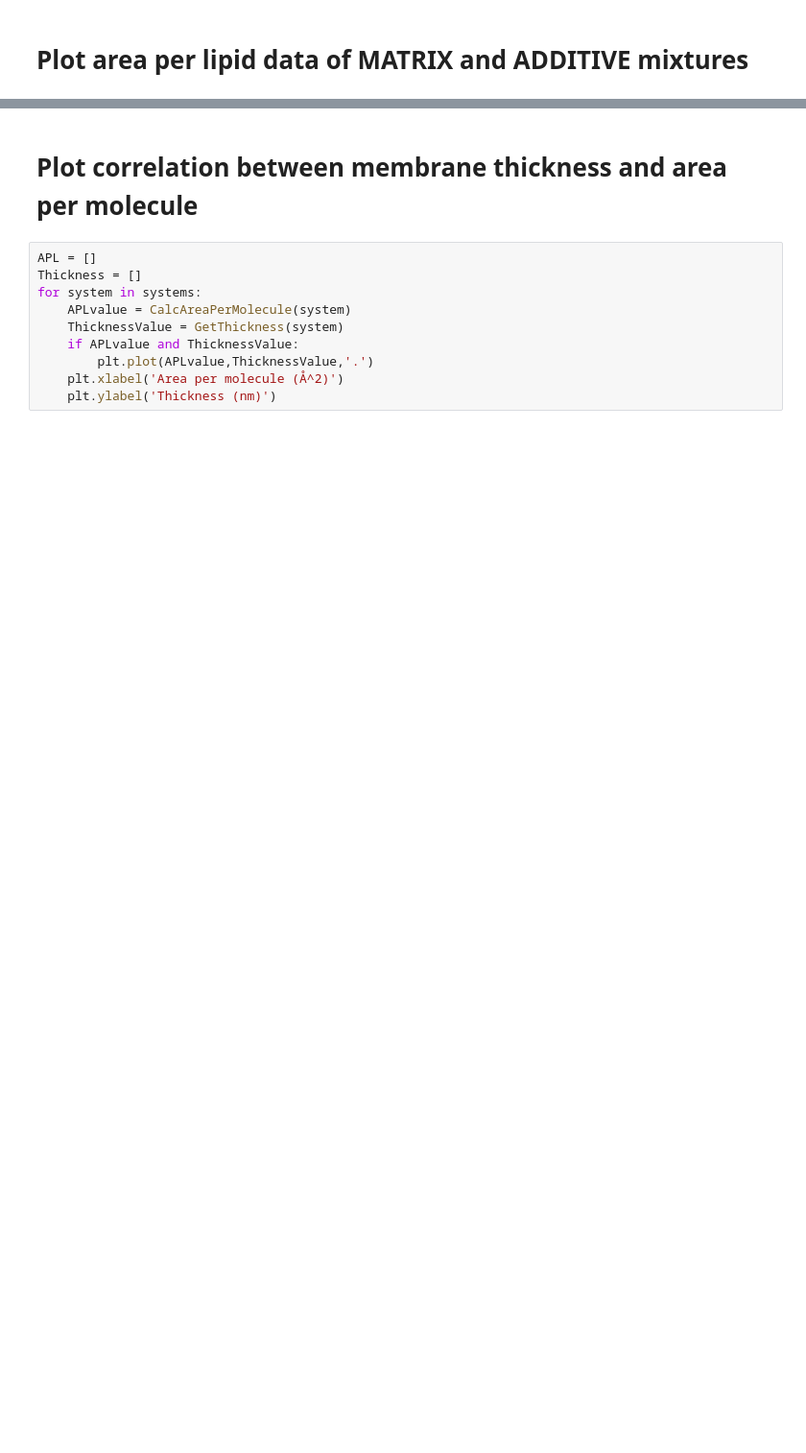
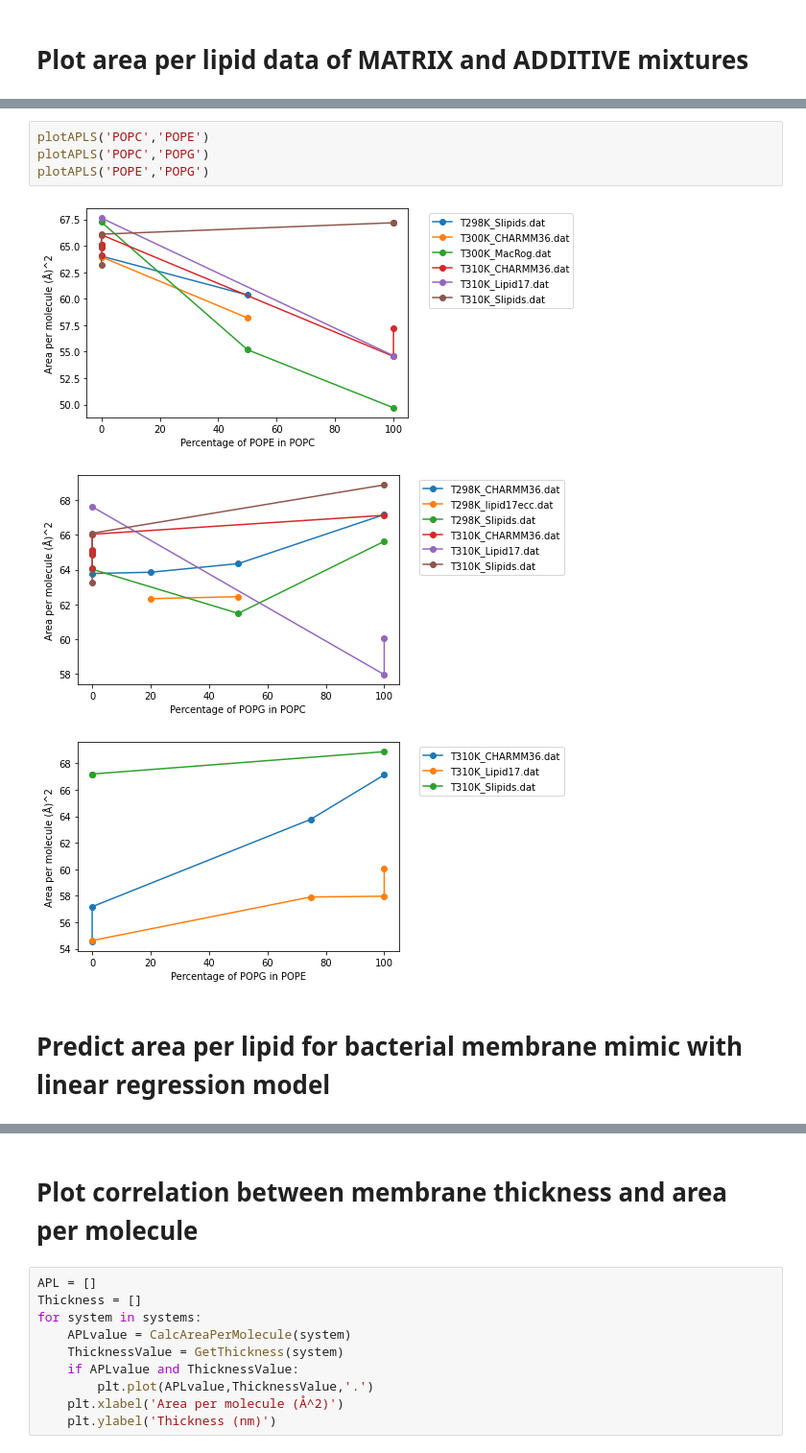
Before and after one commit to NMRLipids/DatabankExercises, a Jupyter notebook: APL/AreaPerLipidAndThicknessExamples.ipynb, the cells around one changed output, grey strips where cells are left out. Shown: that part at 96% size. Saved outputs shown, nothing was run; the diff lists cells and outputs as text; blank space fills up the shorter version.

```diff
--- a/APL/AreaPerLipidAndThicknessExamples.ipynb
+++ b/APL/AreaPerLipidAndThicknessExamples.ipynb
@@ -182,0 +265,10 @@ Text(0, 0.5, 'Area per molecule (Å)^2')
+# %%
+plotAPLS('POPC','POPE')
+plotAPLS('POPC','POPG')
+plotAPLS('POPE','POPG')
+# %% [output]
+[figure, added]
+[figure, added]
+[figure, added]
+# %% [markdown]
+# Predict area per lipid for bacterial membrane mimic with linear regression model
```
Also changed, not shown: parts of 7 cells of this notebook.
